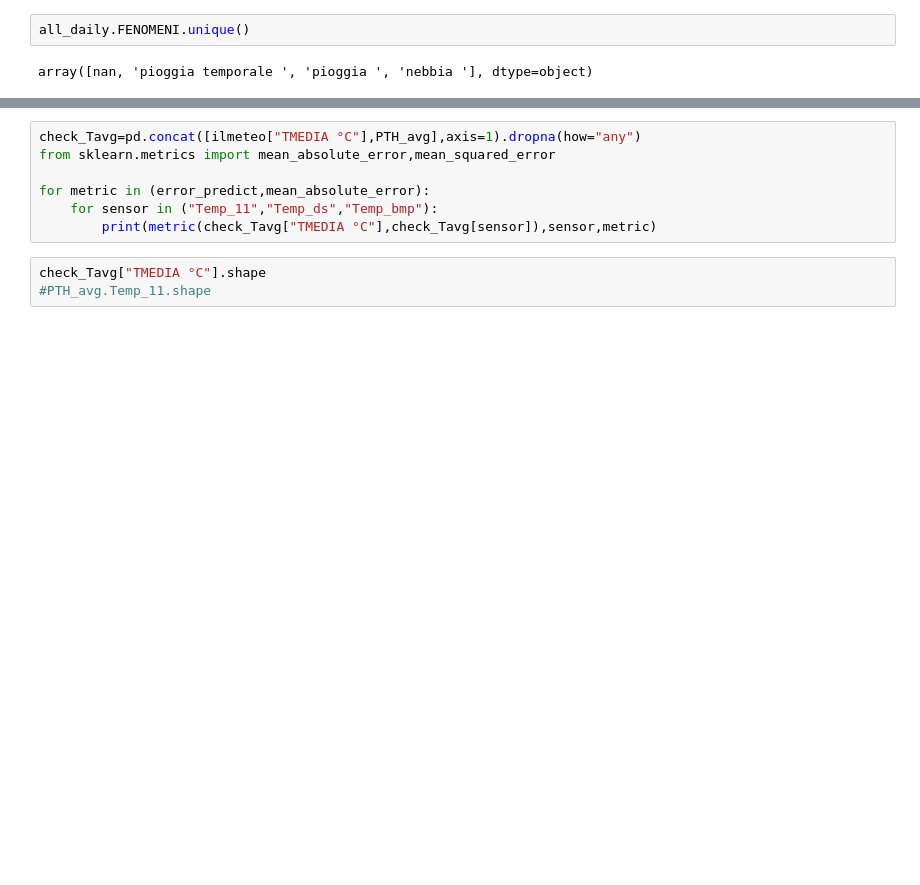
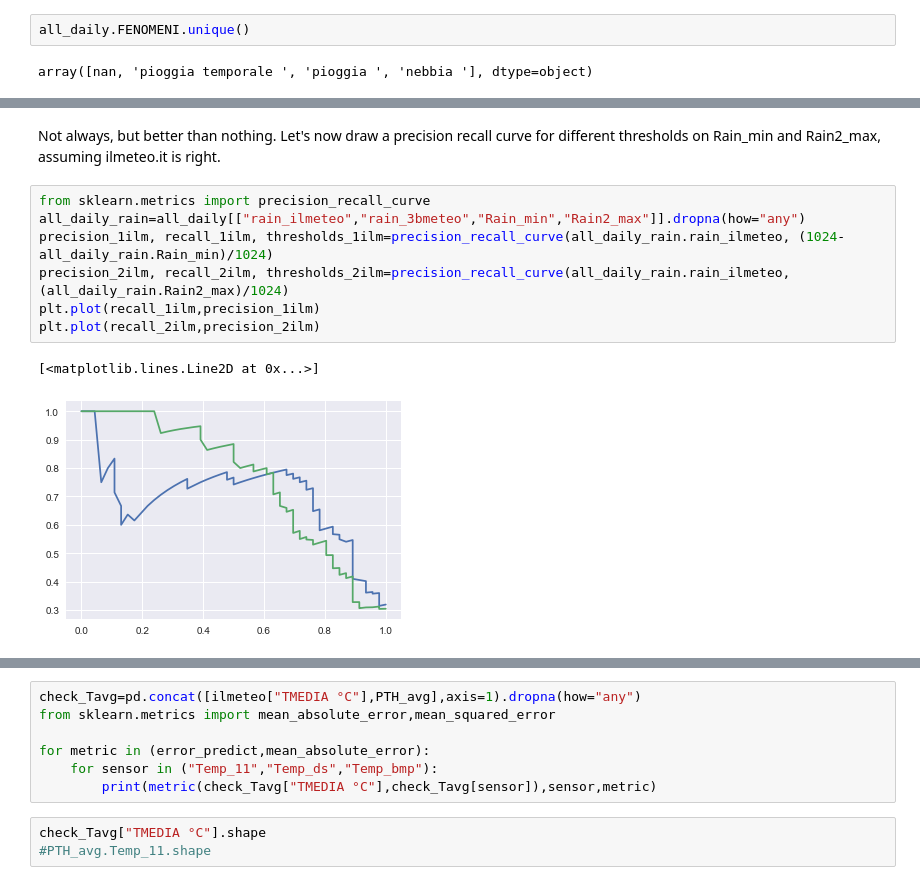
Before and after one commit to baruselli/weather_datalog, a Jupyter notebook: datalog.ipynb, the cells around one changed output, grey strips where cells are left out. Drawn from its saved outputs; the diff is of its cells as text; blank space fills up the shorter version.

```diff
--- a/datalog.ipynb
+++ b/datalog.ipynb
@@ -451,0 +497,12 @@ print(confusion_matrix(test_pioggia.pioggia,test_pioggia.Rain_01))
+# %% [markdown]
+Not always, but better than nothing. Let's now draw a precision recall curve for different thresholds on Rain_min and Rain2_max, assuming ilmeteo.it is right.
+# %%
+from sklearn.metrics import precision_recall_curve
+all_daily_rain=all_daily[["rain_ilmeteo","rain_3bmeteo","Rain_min","Rain2_max"]].dropna(how="any")
+precision_1ilm, recall_1ilm, thresholds_1ilm=precision_recall_curve(all_daily_rain.rain_ilmeteo, (1024-all_daily_rain.Rain_min)/1024)
+precision_2ilm, recall_2ilm, thresholds_2ilm=precision_recall_curve(all_daily_rain.rain_ilmeteo, (all_daily_rain.Rain2_max)/1024)
+plt.plot(recall_1ilm,precision_1ilm)
+plt.plot(recall_2ilm,precision_2ilm)
+# %% [output]
+[<matplotlib.lines.Line2D at 0x...>]
+[figure, added]
```
Also changed, not shown: parts of 12 cells of this notebook.
